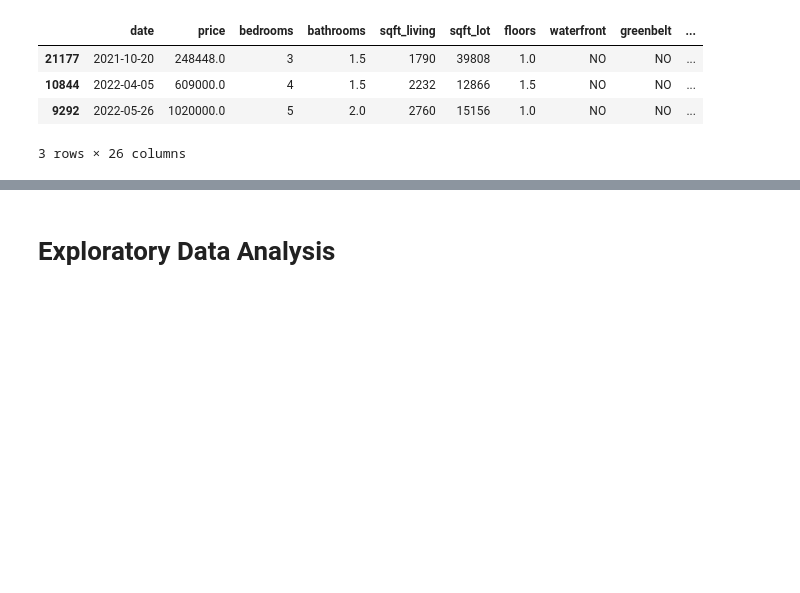
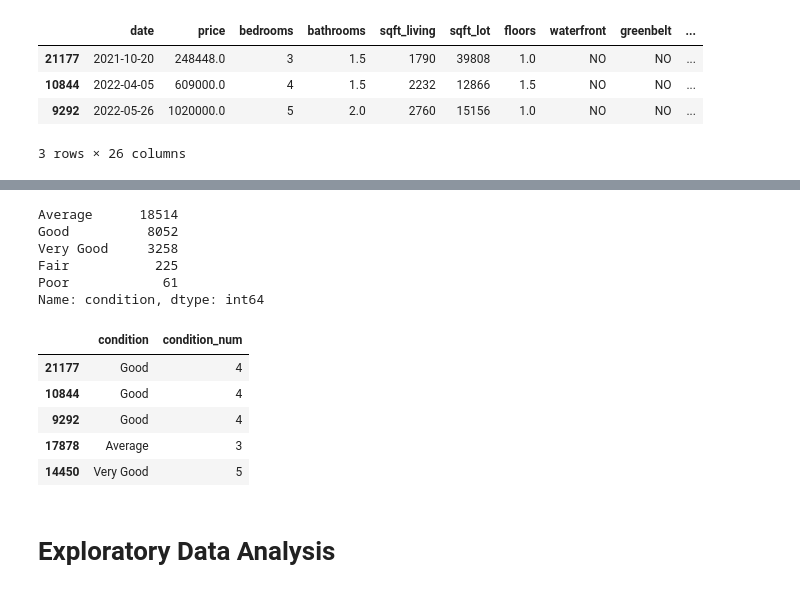
Before and after one commit to cristopher-d-delgado/Project_Linear_Regression_King_County, a Jupyter notebook: notebooks/data_preparation.ipynb, the cells around one changed output, grey strips where cells are left out. Drawn from its saved outputs; the diff is of its cells as text; code cells hidden in the pictures; blank space fills up the shorter version.

```diff
--- a/notebooks/data_preparation.ipynb
+++ b/notebooks/data_preparation.ipynb
@@ -233,0 +254,10 @@ king.head(3)
+# %%
+# View the values in the column to make sure they line up correctly wth the website values.
+king['condition'].value_counts()
+# %% [output]
+Average      18514
+Good          8052
+Very Good     3258
+Fair           225
+Poor            61
+Name: condition, dtype: int64
@@ -234,3 +282,12 @@ king.head(3)
+# %%
+king[['condition', 'condition_num']].head(5)
+# %% [output]
+|  | condition | condition_num |
+| 21177 | Good | 4 |
+| 10844 | Good | 4 |
+| 9292 | Good | 4 |
+| 17878 | Average | 3 |
+| 14450 | Very Good | 5 |
 # %% [markdown]
 # Exploratory Data Analysis
 # %% [markdown]
```
Also changed, not shown: parts of 7 cells of this notebook.
